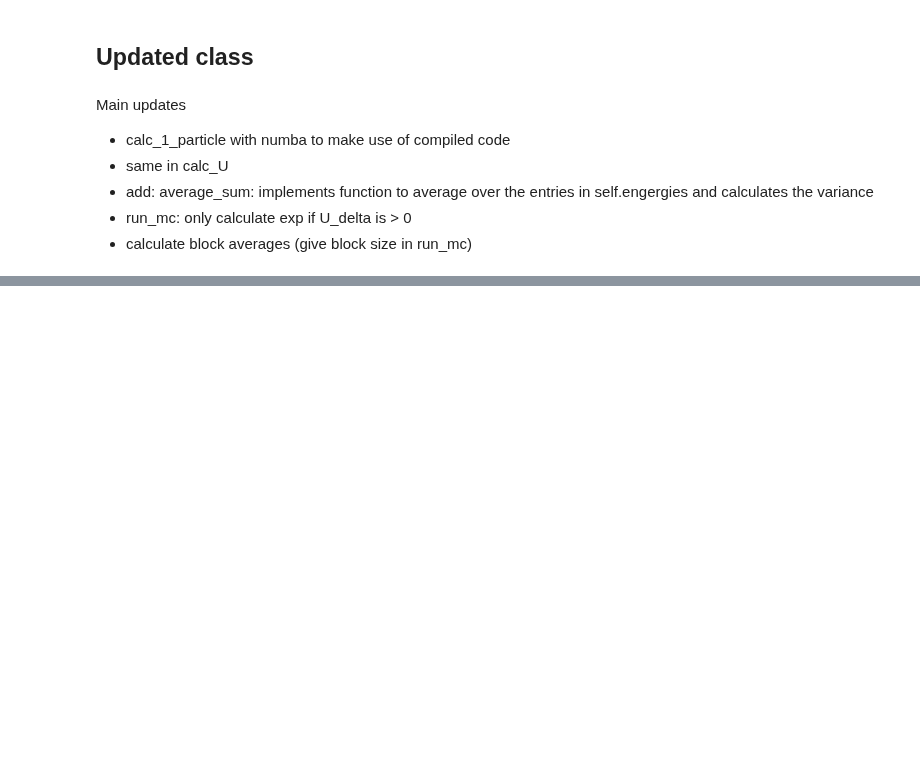
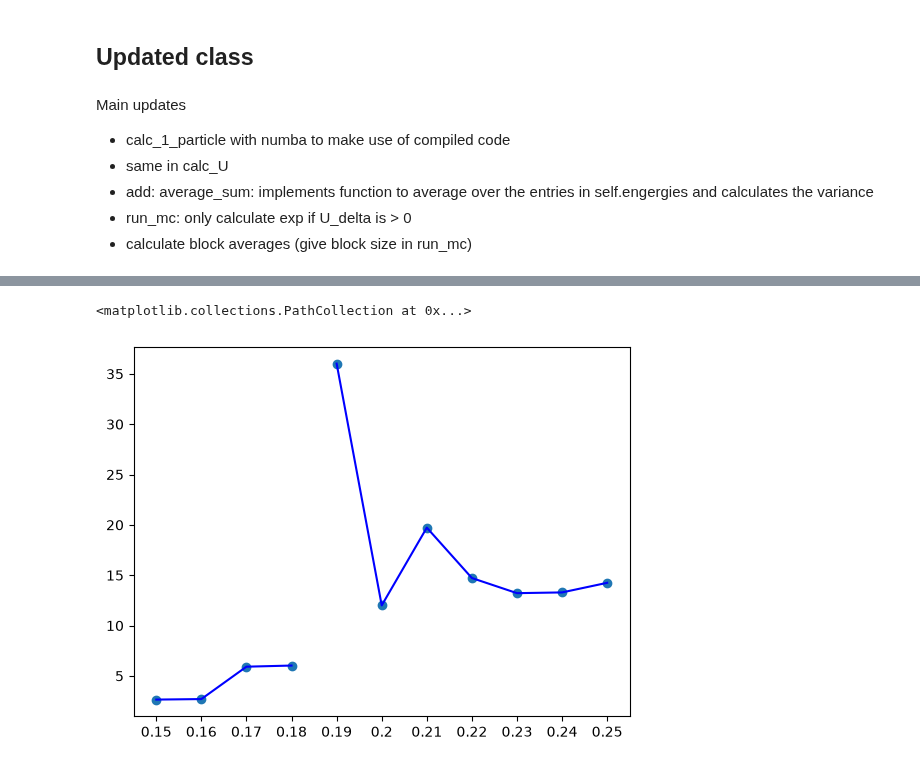
Before and after one commit to Milou-v/BERN01-Groupwork, a Jupyter notebook: updated_class.ipynb, the cells around one changed output, grey strips where cells are left out. Saved outputs shown, nothing was run; the diff lists cells and outputs as text; code cells hidden in the pictures; blank space fills up the shorter version.

Commit message:
Update and fix Particles_2D.py, trying to run simulations with N=1000, ploted phase transition with Clara's pickles

```diff
--- a/updated_class.ipynb
+++ b/updated_class.ipynb
@@ -346,3 +344,16 @@ class Particles_2D():
         print("ratio: ",ratio )
         print("Overlaps end: ",self.count_overlaps())
         print("delta_step: ",self.delta_step)
+# %%
+from glob import glob
+import pickle
+import re
+pickles = glob(r"runs/production/*.pkl")
+# %%
+cv = {}
+for pkl in pickles:
+    with open(pkl,"rb") as f:
+        sim = pickle.load(f)
+    temperature = re.findall(r"(?:(0\.[0-9]*)\.pkl)",pkl)[0]
+    var = (np.array(sim.block_averages)**2).mean()-(np.array(sim.block_averages).mean())**2
+    cv[temperature] = var
@@ -348,0 +374,7 @@ class Particles_2D():
+# %%
+plt.plot(list(cv.keys())[:4],list(cv.values())[:4],color="blue")
+plt.plot(list(cv.keys())[4:],list(cv.values())[4:],color="blue")
+plt.scatter(list(cv.keys()),list(cv.values()))
+# %% [output]
+<matplotlib.collections.PathCollection at 0x...>
+[figure, added]
```
Also changed, not shown: parts of 3 cells of this notebook, 8 other files.
